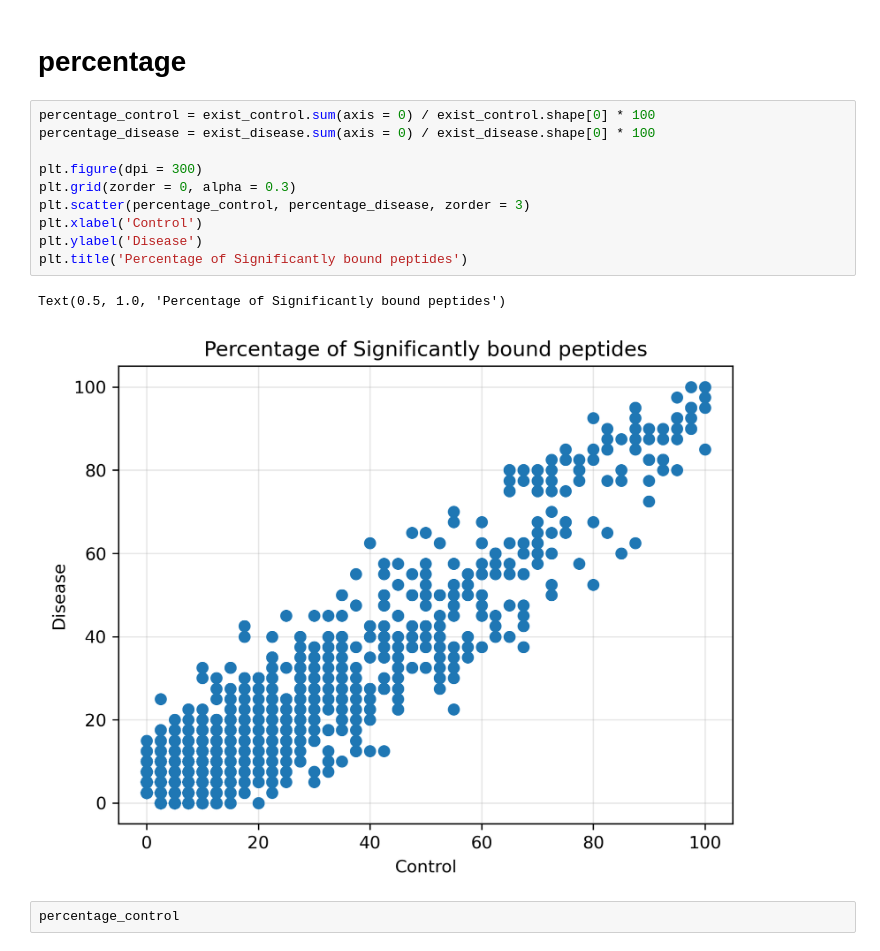
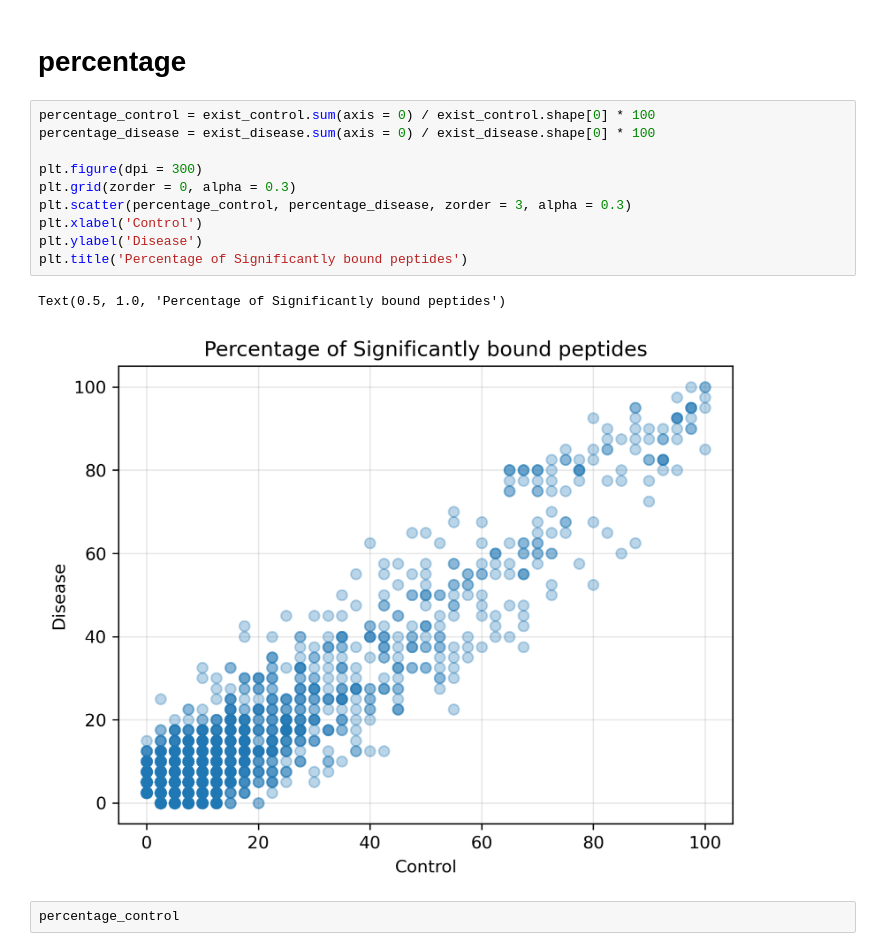
Before and after one commit to SysBioengLab/PhIP-seq-IBD-PUC, a Jupyter notebook: src/Figures_exploratory.ipynb, the cells around one changed output. Drawn from its saved outputs; the diff is of its cells as text.

```diff
--- a/src/Figures_exploratory.ipynb
+++ b/src/Figures_exploratory.ipynb
@@ -70,16 +70,16 @@ dtype: float64
 # %%
 percentage_control = exist_control.sum(axis = 0) / exist_control.shape[0] * 100
 percentage_disease = exist_disease.sum(axis = 0) / exist_disease.shape[0] * 100
 
 plt.figure(dpi = 300)
 plt.grid(zorder = 0, alpha = 0.3)
-plt.scatter(percentage_control, percentage_disease, zorder = 3)
+plt.scatter(percentage_control, percentage_disease, zorder = 3, alpha = 0.3)
 plt.xlabel('Control')
 plt.ylabel('Disease')
 plt.title('Percentage of Significantly bound peptides')
 # %% [output]
 Text(0.5, 1.0, 'Percentage of Significantly bound peptides')
-[figure, old version]
+[figure, new version]
 # %%
 percentage_control
 # %% [output]
```
Also changed, not shown: 2 other files.
